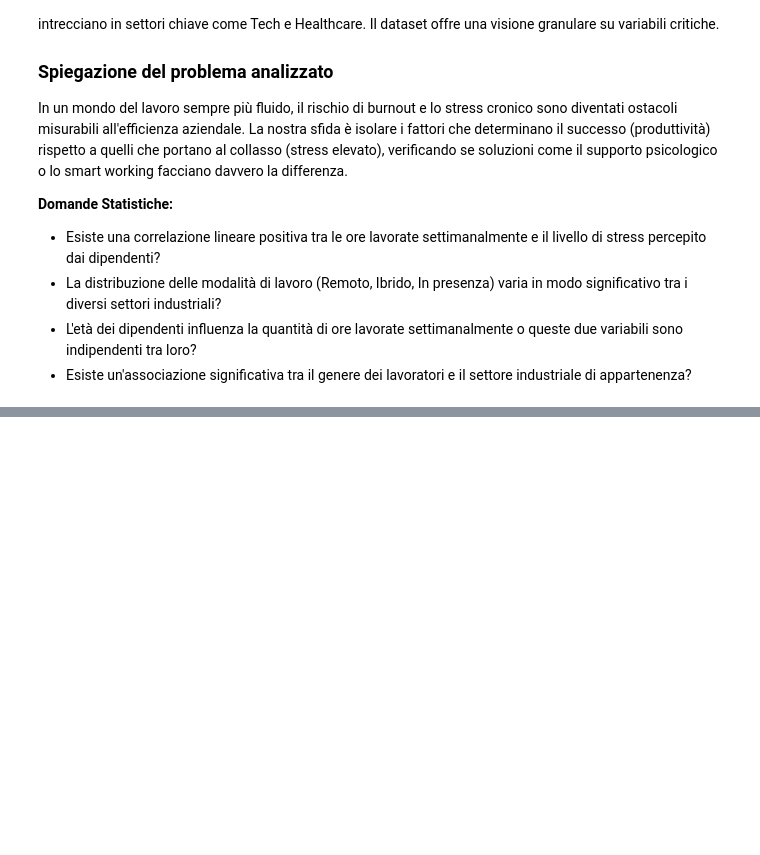
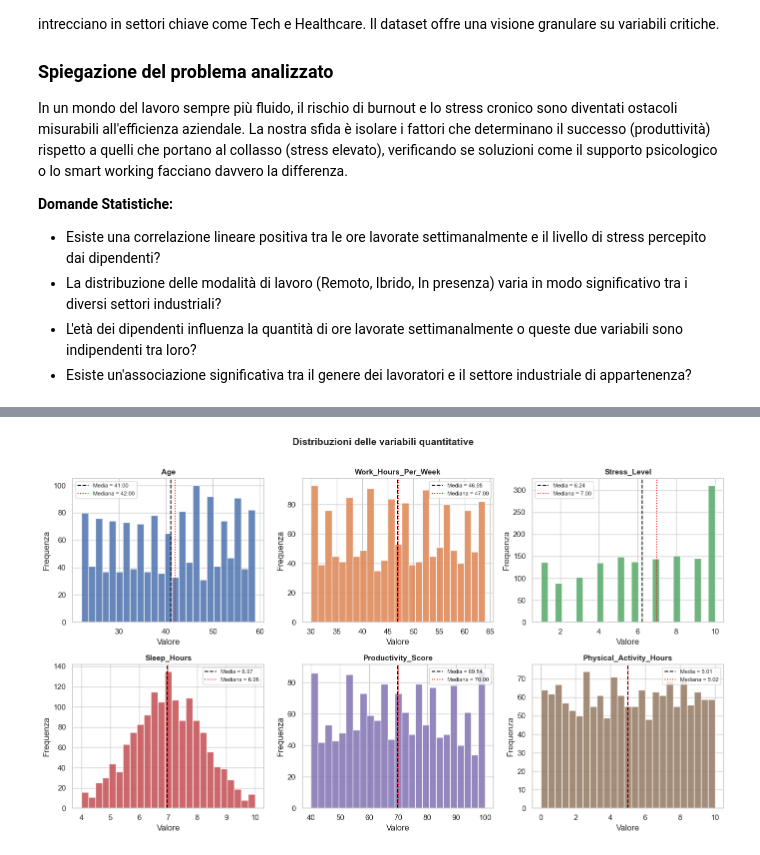
Before and after one commit to Matteo019/Progetti.Matteo_Bertotti, a Jupyter notebook: Mental Health/Progetto.ipynb, the cells around one changed output, grey strips where cells are left out. Cells and saved outputs as stored; diff of their text form; code cells hidden in the pictures; blank space fills up the shorter version.

```diff
--- a/Mental Health/Progetto.ipynb
+++ b/Mental Health/Progetto.ipynb
@@ -19,3 +19,9 @@ import pandas as pd
 import numpy as np
 import matplotlib.pyplot as plt
 import seaborn as sns
+from scipy import stats
+from scipy.stats import pearsonr, spearmanr, chi2_contingency, f_oneway
+
+# Impostazioni grafiche globali
+sns.set_theme(style="whitegrid", palette="muted")
+plt.rcParams["figure.figsize"] = (9, 5)
@@ -37,0 +97,9 @@ sns.boxplot(data=df, x="Work_Mode", y="Productivity_Score", palette="viridis")
+# %%
+# Rilevazione outlier con metodo IQR (regola di Tukey)
+print("=== Analisi outlier (metodo IQR, soglia 1.5×IQR) ===")
+for v in var_quant:
+    Q1, Q3 = df[v].quantile(0.25), df[v].quantile(0.75)
+    IQR = Q3 - Q1
+    lo, hi = Q1 - 1.5 * IQR, Q3 + 1.5 * IQR
+    n_out = ((df[v] < lo) | (df[v] > hi)).sum()
+    print(f"  · {v}: {n_out} outlier  [Q1={Q1:.2f}, Q3={Q3:.2f}, IQR={IQR:.2f}]")
@@ -37,0 +151,22 @@ sns.boxplot(data=df, x="Work_Mode", y="Productivity_Score", palette="viridis")
+# %%
+# Istogrammi delle variabili quantitative principali
+fig, axes = plt.subplots(2, 3, figsize=(14, 8))
+axes = axes.flatten()
+colors = ['#4C72B0','#DD8452','#55A868','#C44E52','#8172B2','#937860']
+
+for i, (v, c) in enumerate(zip(var_quant, colors)):
+    axes[i].hist(df[v], bins=25, color=c, edgecolor='white', alpha=0.85)
+    axes[i].axvline(df[v].mean(), color='black', linestyle='--', linewidth=1.4,
+                    label=f'Media = {df[v].mean():.2f}')
+    axes[i].axvline(df[v].median(), color='red', linestyle=':', linewidth=1.4,
+                    label=f'Mediana = {df[v].median():.2f}')
+    axes[i].set_title(v, fontsize=11, fontweight='bold')
+    axes[i].set_xlabel('Valore')
+    axes[i].set_ylabel('Frequenza')
+    axes[i].legend(fontsize=8)
+
+fig.suptitle('Distribuzioni delle variabili quantitative', fontsize=14, fontweight='bold', y=1.01)
+plt.tight_layout()
+plt.show()
+# %% [output]
+[figure, added]
```
Also changed, not shown: parts of 44 cells of this notebook, 1 other file.
